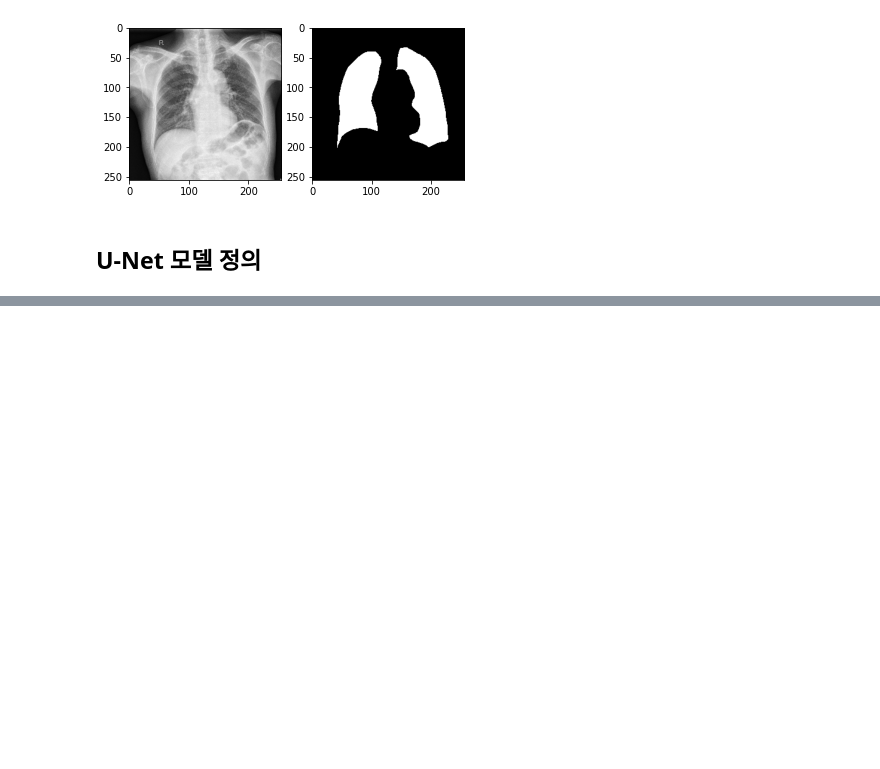
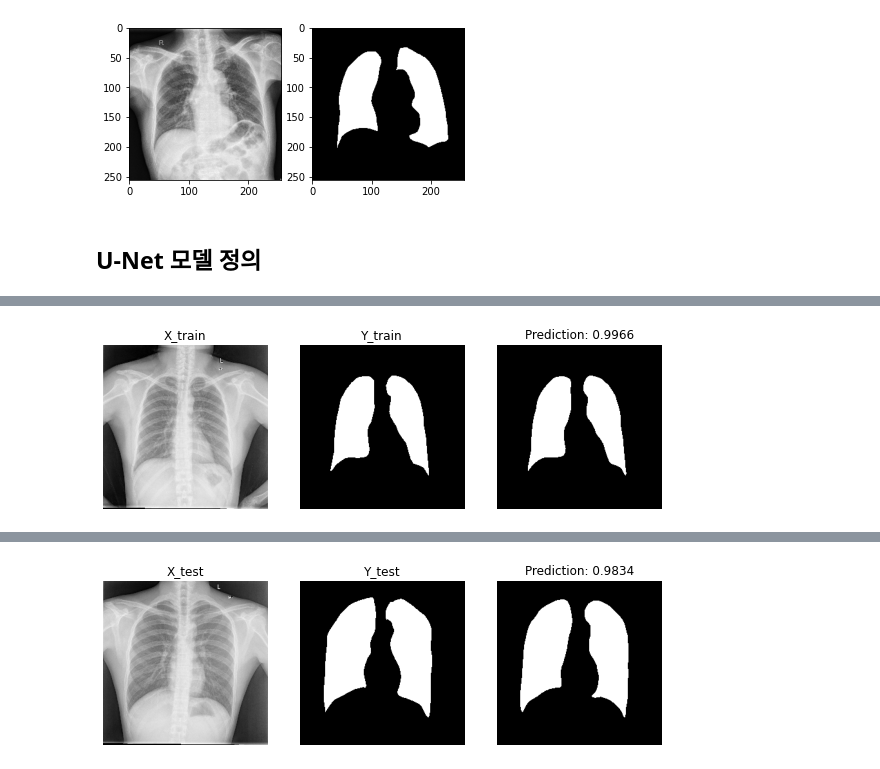
Before and after one commit to Byeon-MJ/DL_Practice_Repo, a Jupyter notebook: Unet_Image_Segmentation.ipynb, the cells around one changed output, grey strips where cells are left out. Drawn from its saved outputs; the diff is of its cells as text; code cells hidden in the pictures; blank space fills up the shorter version.

```diff
--- a/Unet_Image_Segmentation.ipynb
+++ b/Unet_Image_Segmentation.ipynb
@@ -170,0 +372,3 @@ test
+# %%
+plotPredictions(model, train_x, train_y, test_x, test_y)
+# %% [output]
@@ -170,0 +377 @@ test
+[figure, added]
@@ -170,0 +380 @@ test
+[figure, added]
```
Also changed, not shown: parts of 11 cells of this notebook.
